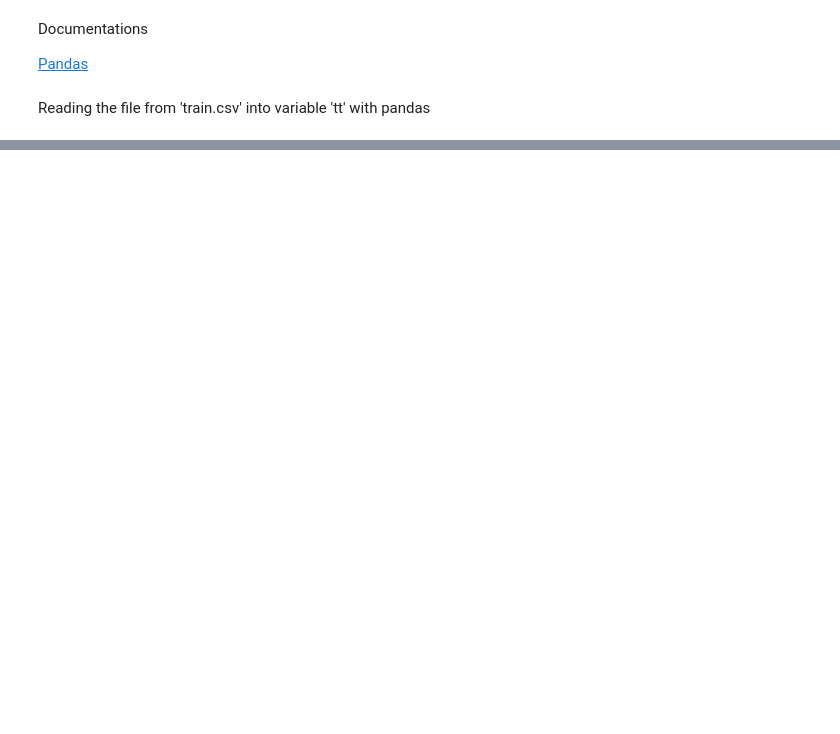
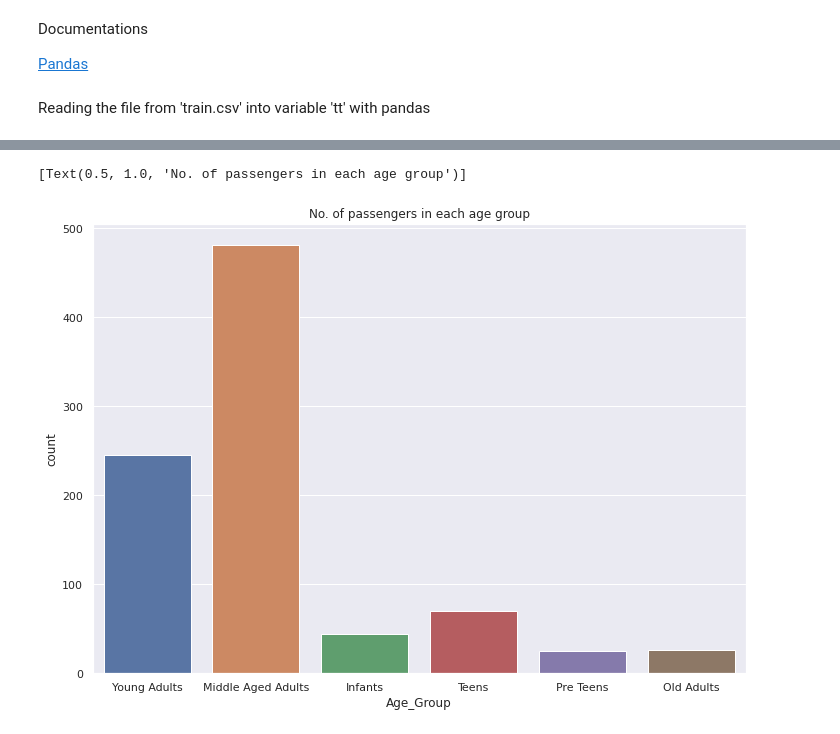
Before and after one commit to nishJay/Scripting-Lab-Codes, a Jupyter notebook: Titanic_dataset.ipynb, the cells around one changed output, grey strips where cells are left out. Saved outputs shown, nothing was run; the diff lists cells and outputs as text; code cells hidden in the pictures; blank space fills up the shorter version.

```diff
--- a/Titanic_dataset.ipynb
+++ b/Titanic_dataset.ipynb
@@ -207,0 +208,9 @@ tt.head(5)
+# %%
+tt['Age_Group'] = np.where(tt['Age']<=5,'Infants',
+                           np.where(np.bitwise_and(tt['Age']>5,tt['Age']<=12),'Pre Teens',
+                                    np.where(np.bitwise_and(tt['Age']>12,tt['Age']<=18),'Teens',
+                                             np.where(np.bitwise_and(tt['Age']>18,tt['Age']<=29),'Young Adults',
+                                                      np.where(np.bitwise_and(tt['Age']>29,tt['Age']<=59),'Middle Aged Adults',
+                                                               np.where(tt['Age']>59,'Old Adults','NaN'))))))
+
+tt['Age_Group']
@@ -207,0 +230,6 @@ tt.head(5)
+# %%
+ax2 = sns.countplot(data = tt, x = 'Age_Group')
+ax2.set(title = 'No. of passengers in each age group')
+# %% [output]
+[Text(0.5, 1.0, 'No. of passengers in each age group')]
+[figure, added]
```
Also changed, not shown: parts of 49 cells of this notebook.
